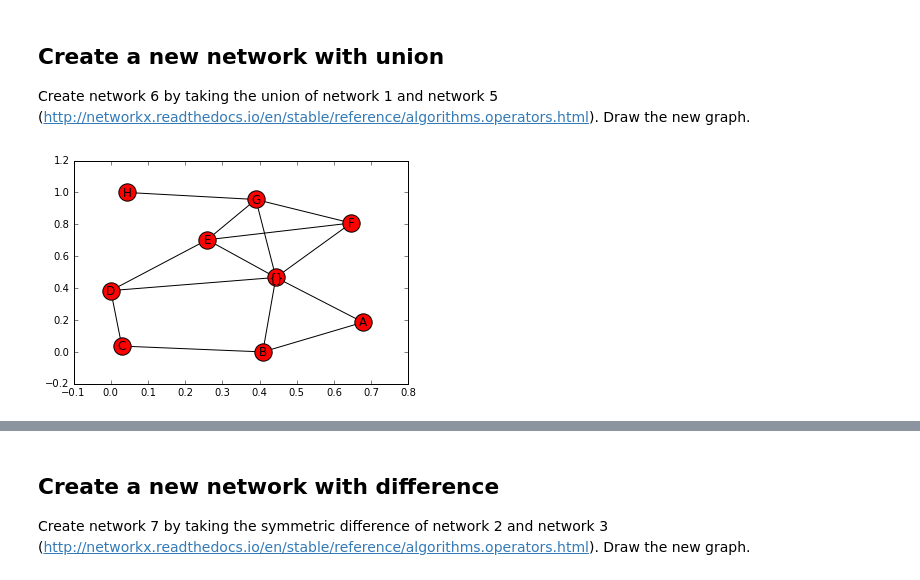
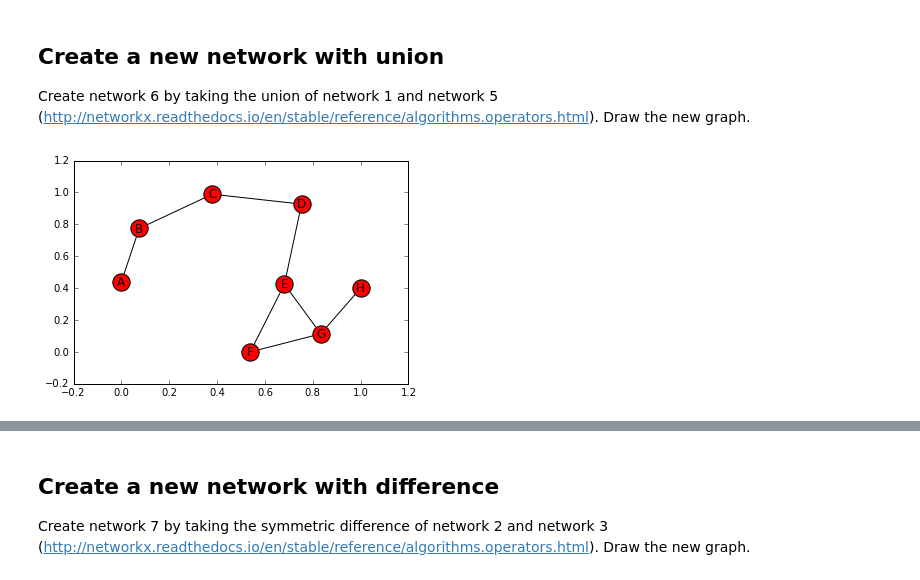
Before and after one commit to gitter-lab/network-notebook-examples, a Jupyter notebook: exercises/explore_networks.ipynb, the cells around one changed output, grey strips where cells are left out. Drawn from its saved outputs; the diff is of its cells as text; code cells hidden in the pictures.

```diff
--- a/exercises/explore_networks.ipynb
+++ b/exercises/explore_networks.ipynb
@@ -28,7 +30,7 @@ Next, iterate through the list of files and create a list of Graphs.  It will be
 # %%
  def CreateUndirectedGraph (file):
     fh=open(file, 'rb')
-    G=nx.read_edgelist(fh)
+    G=nx.read_adjlist(fh)
     fh.close()
     return G
 
@@ -38,11 +40,5 @@ for filename in glob.glob('../Data/network?.txt'):
     GraphList.append(graph)
     print (filename)
     print (graph.edges())
-#print (GraphList)
-
-#fh=open("../Data/network1.txt", 'rb')
-#G=nx.read_edgelist(fh)
-#fh.close()
-#G.edges()
 # %% [output]
 ../Data\network1.txt
@@ -164,21 +170,21 @@ Create network 6 by taking the union of network 1 and network 5 (http://networkx
 # %%
 f1 = filelist.index("../Data\\network1.txt")
 G = GraphList[f1]
 #print (G.edges())
 f5 = filelist.index("../Data\\network5.txt")
 H = GraphList[f5]
 #print (H.edges())
-R=net1.copy()
+R=G.copy()
 
 R.remove_nodes_from(n for n in G if n in H)
 #print (R.edges())
 
 I = nx.compose(G,H,name=None)
 #print (I.edges())
 
-nx.write_edgelist(I,'../Data/network6.txt')
+nx.write_adjlist(I,'../Data/network6.txt')
 net6graphing=nx.read_adjlist('../Data/network6.txt')
 nx.draw_networkx(net6graphing)
 plt.show()
 # %% [output]
-[figure, old version]
+[figure, new version]
```
Also changed, not shown: parts of 14 cells of this notebook, 8 other files.
